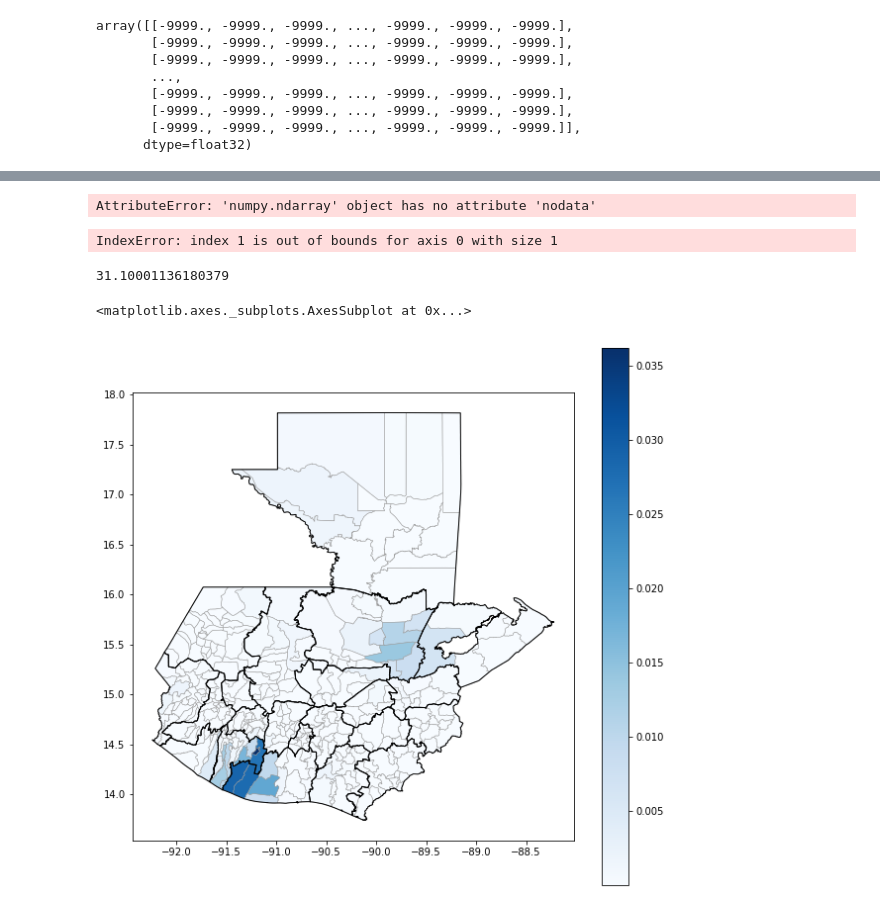
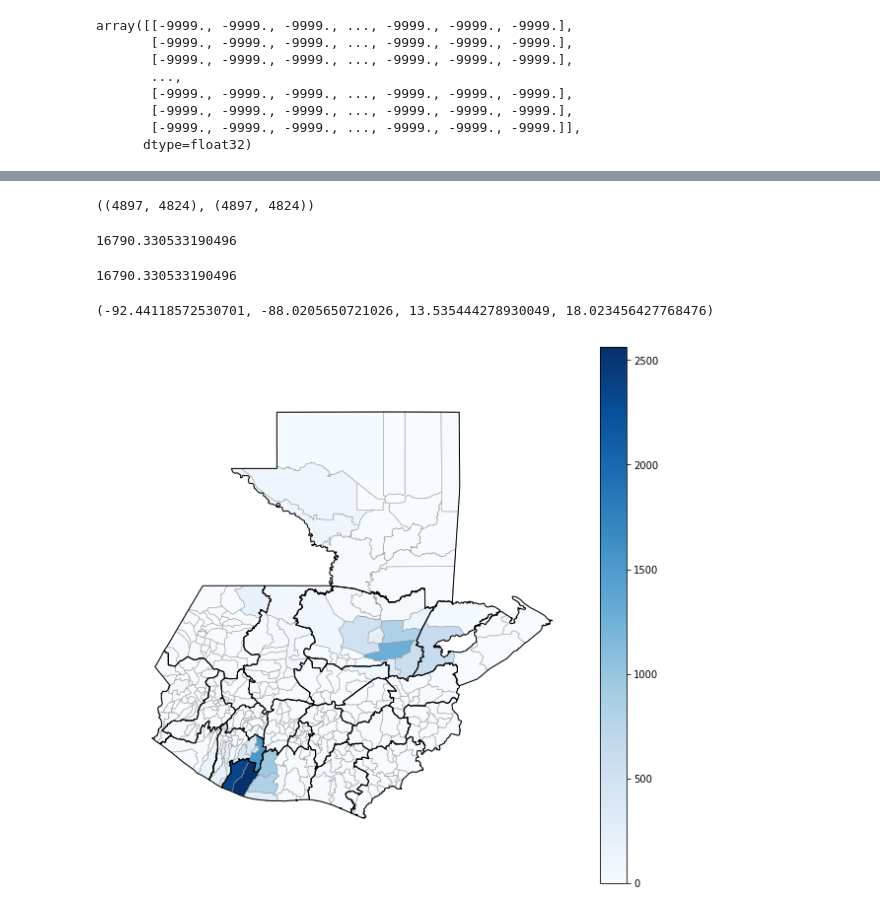
Before and after one commit to Guitlle/gf, a Jupyter notebook: outcome_measurement/malaria/gtm/GTM - Malaria - Malaria Atlas Project preprocessing.ipynb, the cells around one changed output, grey strips where cells are left out. Cells and saved outputs as stored; diff of their text form; code cells hidden in the pictures.

```diff
--- a/outcome_measurement/malaria/gtm/GTM - Malaria - Malaria Atlas Project preprocessing.ipynb
+++ b/outcome_measurement/malaria/gtm/GTM - Malaria - Malaria Atlas Project preprocessing.ipynb
@@ -63,5 +76,5 @@ plt.imshow(np.log(malap[]))
 # %%
-munis = gp.read_file("../../../../Covariates and Other Data/GIS/GT-IGN-cartografia_basica-Division politica Administrativa (Municipios).geojson")
+munis = gp.read_file("../../Covariates and Other Data/GIS/GT-IGN-cartografia_basica-Division politica Administrativa (Municipios).geojson")
 munis = munis[munis.COD_DEPT__.isna() == False]
-deptos = gp.read_file("../../../../Covariates and Other Data/GIS/GT-IGN-cartografia_basica-Departamentos.geojson")
+deptos = gp.read_file("../../Covariates and Other Data/GIS/GT-IGN-cartografia_basica-Departamentos.geojson")
 deptos = deptos[deptos.CODIGO != "2300"]
@@ -88,19 +81,13 @@ deptos
+# %%
+map_reproj2.shape, wpgt_r.shape
+# %% [output]
+((4897, 4824), (4897, 4824))
 # %%
 def malapWp(muni):
     masked, affine = mask.mask(wpgt_r, [muni["geometry"].__geo_interface__], crop=False)
     valid_cells = masked.data>0
+    # print(valid_cells.shape, map_reproj.shape)
     pop = np.sum(masked.data[valid_cells])
-    incidence = map_reproj[valid_cells]
+    ncases = np.sum(map_reproj2[valid_cells[0] & (map_reproj2 > 0)])
+    return pop, ncases
 munis_malap_masks = [malapWp(muni) for i, muni in munis.iterrows()]
-# %% [output]
-AttributeError: 'numpy.ndarray' object has no attribute 'nodata'
-# %%
-#mlp.rcParams["figure.figsize"] = (10,10)
-#plt.imshow(munis_malap_masks[2][0].data[0], vmin=0)
-#map_reproj[mask.mask(wpgt_r, [munis.loc[2]["geometry"].__geo_interface__])[0].mask[0]]
-#plt.hist(mask.mask(wpgt_r, [munis.loc[100]["geometry"].__geo_interface__], crop=True)[0].mask[0].astype(int))
-#plt.colorbar()
-m = mask.mask(wpgt_r, [munis.loc[100]["geometry"].__geo_interface__], all_touched=True)[0].mask[0].astype(int)
-plt.hist(m.flatten())
-# %% [output]
-IndexError: index 1 is out of bounds for axis 0 with size 1
@@ -109,16 +94,21 @@ munis_malap_sums = [np.mean(mask[0].data[mask[0].data>0]) for mask in munis_mala
-# %%
-munis["malap_sum"] = munis_malap_sums
+# %%
+sum([x[1] for x in munis_malap_masks])
+# %% [output]
+16790.330533190496
+# %%
+munis["atlas_cases"] = [x[1] for x in munis_malap_masks]
 # %%
-munis.malap_sum.sum()*100
+munis.atlas_cases.sum()
 # %% [output]
-31.10001136180379
+16790.330533190496
 # %%
 mlp.rcParams["figure.figsize"] = (10,10)
-ax = munis.plot("malap_sum", legend=True, cmap = "Blues", edgecolor="#999999", linewidth=0.5)
+ax = munis.plot("atlas_cases", legend=True, cmap = "Blues", edgecolor="#999999", linewidth=0.5)
 deptos.plot(edgecolor="black", linewidth=1, color="#55555500", ax = ax )
+plt.axis("Off")
 # %% [output]
-<matplotlib.axes._subplots.AxesSubplot at 0x...>
+(-92.44118572530701, -88.0205650721026, 13.535444278930049, 18.023456427768476)
-[figure, old version]
+[figure, new version]
 # %%
 #ax = munis.plot("malap_sum", legend=True)
 #deptos.plot(edgecolor="black", linewidth=2, color="#55555500", ax = ax )
```
Also changed, not shown: parts of 11 cells of this notebook, 1 other file.
